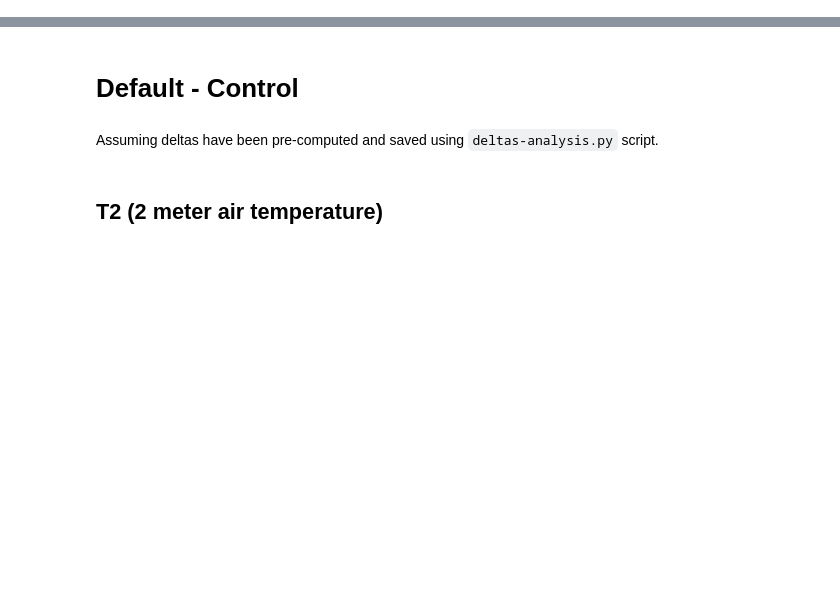
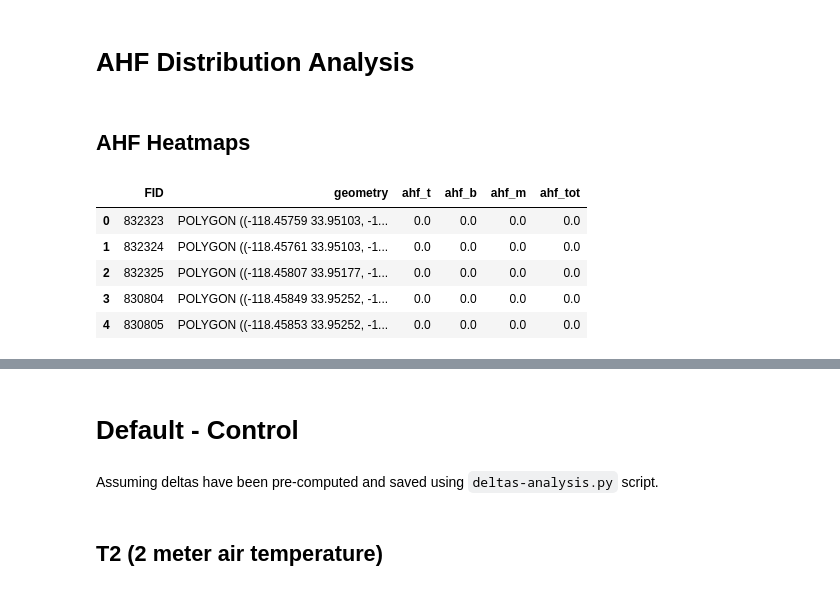
Before and after one commit to josephko91/ah-la-paper, a Jupyter notebook: notebooks/paper-figs.ipynb, the cells around one changed output, grey strips where cells are left out. Cells and saved outputs as stored; diff of their text form; code cells hidden in the pictures; blank space fills up the shorter version.

```diff
--- a/notebooks/paper-figs.ipynb
+++ b/notebooks/paper-figs.ipynb
@@ -73,3 +63,16 @@ yale_blue = '#0F4392'  # blue
 # where to save plots
 plot_dir ='/home1/kojoseph/ah-la-paper/figs/draft_v1'
 os.makedirs(plot_dir, exist_ok=True)
+# %% [markdown]
+# AHF Distribution Analysis
+# %% [markdown]
+## AHF Heatmaps
+# %%
+home_path = Path('/home1/kojoseph/anthropogenic-heat-la-20230205')
+data_path = home_path / 'data'
+output_path = data_path / 'output'
+plot_path = Path('/home1/kojoseph/ah-la-paper/figs')
+diurnal_path = output_path / '20231124/diurnal/08/weekday'
+ahf_t = gpd.read_feather(diurnal_path / 'ahf_diurnal_control_traffic.feather')
+ahf_b = gpd.read_feather(diurnal_path / 'ahf_diurnal_control_building.feather')
+ahf_m = gpd.read_feather(diurnal_path / 'ahf_diurnal_control_metabolism.feather')
@@ -75,0 +83,21 @@ os.makedirs(plot_dir, exist_ok=True)
+# %%
+# create daily avg AHF dataframe
+ahf_dict = {'t':ahf_t, 'b':ahf_b, 'm':ahf_m}
+ahf_avg_dict = {}
+for key in ahf_dict:
+    df = ahf_dict[key]
+    ahf_avg_dict[key] = df.iloc[:, -24:].mean(axis=1)
+
+ahf_avg = ahf_t[['FID', 'geometry']].copy()
+for key in ahf_avg_dict:
+    column_label = 'ahf_' + key
+    ahf_avg.insert(len(ahf_avg.columns), column_label, ahf_avg_dict[key])
+ahf_avg['ahf_tot'] = ahf_avg['ahf_t'] + ahf_avg['ahf_b'] + ahf_avg['ahf_m']
+ahf_avg.head()
+# %% [output]
+|  | FID | geometry | ahf_t | ahf_b | ahf_m | ahf_tot |
+| 0 | 832323 | POLYGON ((-118.45759 33.95103, -1... | 0.0 | 0.0 | 0.0 | 0.0 |
+| 1 | 832324 | POLYGON ((-118.45761 33.95103, -1... | 0.0 | 0.0 | 0.0 | 0.0 |
+| 2 | 832325 | POLYGON ((-118.45807 33.95177, -1... | 0.0 | 0.0 | 0.0 | 0.0 |
+| 3 | 830804 | POLYGON ((-118.45849 33.95252, -1... | 0.0 | 0.0 | 0.0 | 0.0 |
+| 4 | 830805 | POLYGON ((-118.45853 33.95252, -1... | 0.0 | 0.0 | 0.0 | 0.0 |
```
Also changed, not shown: parts of 29 cells of this notebook.
